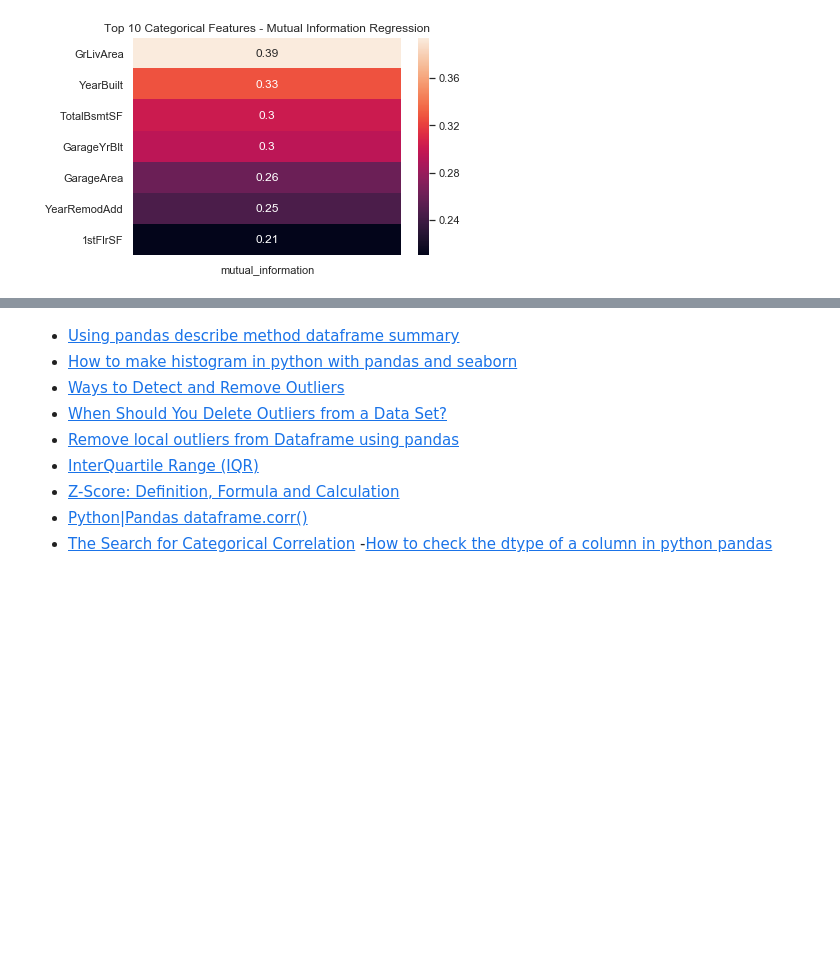
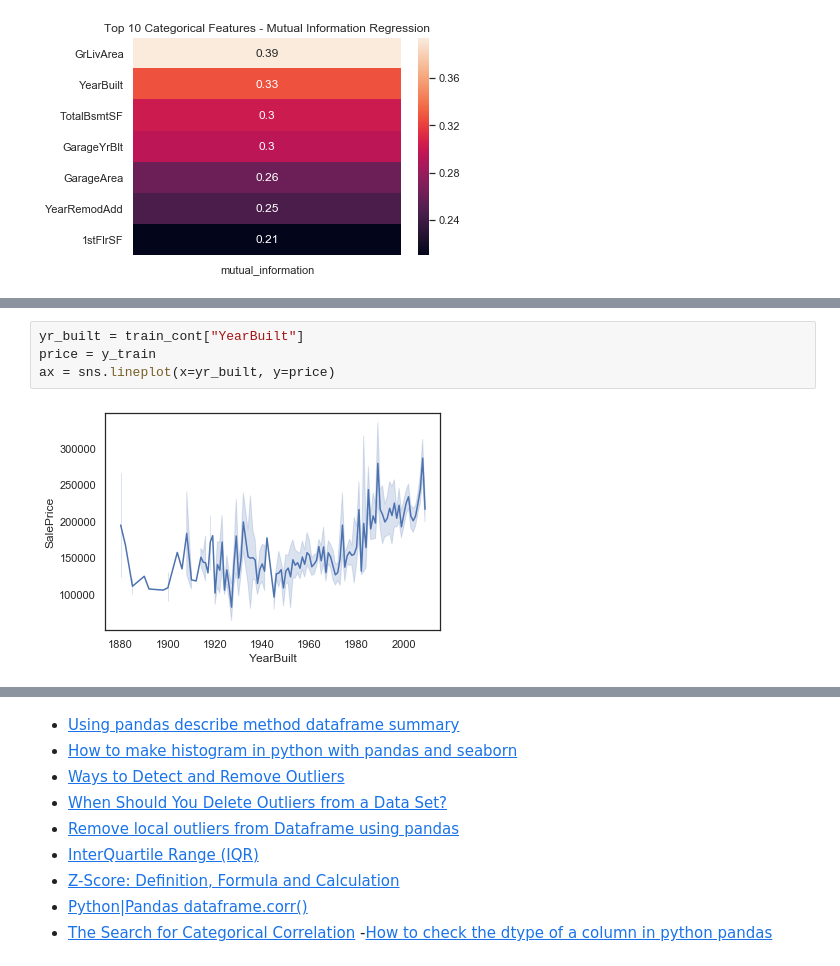
Before and after one commit to ebonnecab/mozilla-ds-project, a Jupyter notebook: analysis.ipynb, the cells around one changed output, grey strips where cells are left out. Cells and saved outputs as stored; diff of their text form; blank space fills up the shorter version.

```diff
--- a/analysis.ipynb
+++ b/analysis.ipynb
@@ -995,0 +1008,6 @@ Text(0.5, 1, 'Top 10 Categorical Features - Mutual Information Regression')
+# %%
+yr_built = train_cont["YearBuilt"]
+price = y_train
+ax = sns.lineplot(x=yr_built, y=price)
+# %% [output]
+[figure, added]
```
Also changed, not shown: parts of 3 cells of this notebook.
